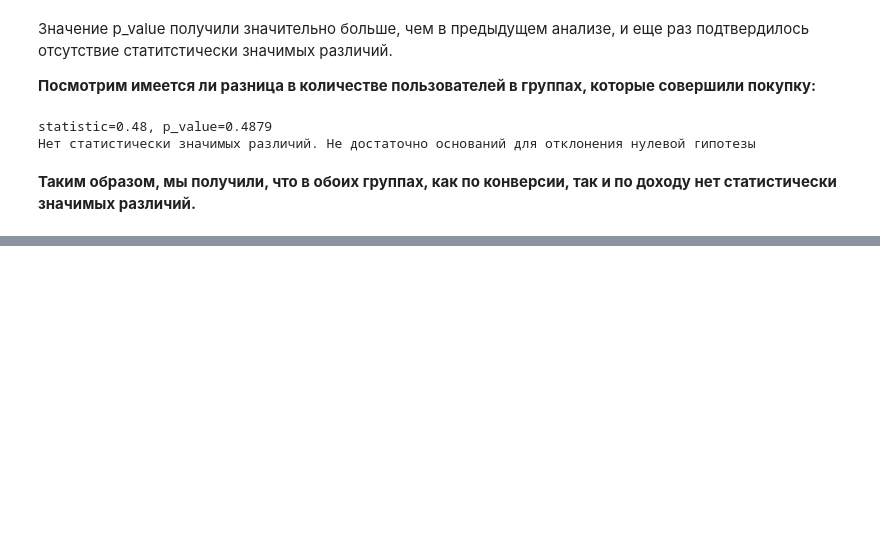
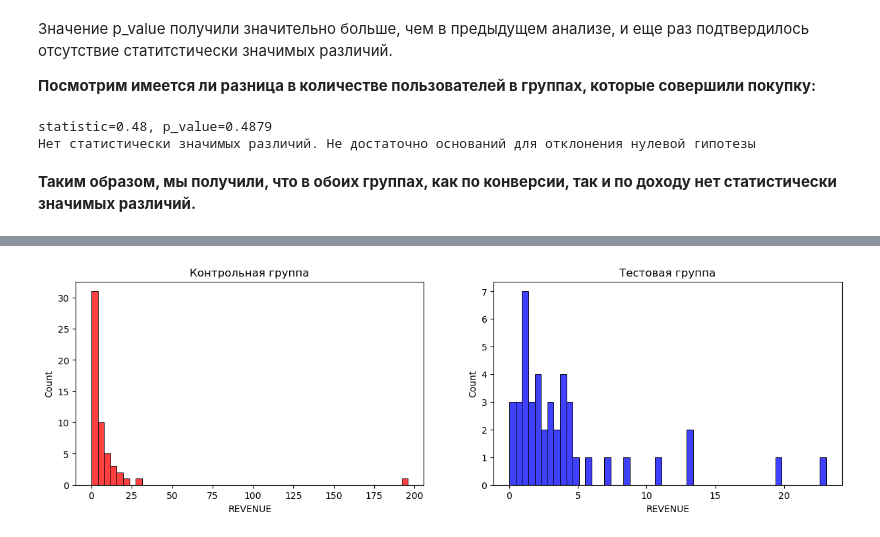
Before and after one commit to ElenaAgapitova/AB_split_testing, a Jupyter notebook: ПрЗд_8.ipynb, the cells around one changed output, grey strips where cells are left out. Saved outputs shown, nothing was run; the diff lists cells and outputs as text; code cells hidden in the pictures; blank space fills up the shorter version.

```diff
--- a/ПрЗд_8.ipynb
+++ b/ПрЗд_8.ipynb
@@ -255,0 +309,9 @@ statistic=0.48, p_value=0.4879
+# %%
+fig, (ax_histplot, ay_histplot) = plt.subplots(1, 2, figsize=(15, 4))
+
+ax_histplot.set_title('Контрольная группа')
+ay_histplot.set_title('Тестовая группа')
+sns.histplot(df_A['REVENUE'], bins=50, color='r', ax=ax_histplot)
+sns.histplot(df_B['REVENUE'], bins=50, color='b', ax=ay_histplot);
+# %% [output]
+[figure, added]
```
Also changed, not shown: parts of 13 cells of this notebook.
